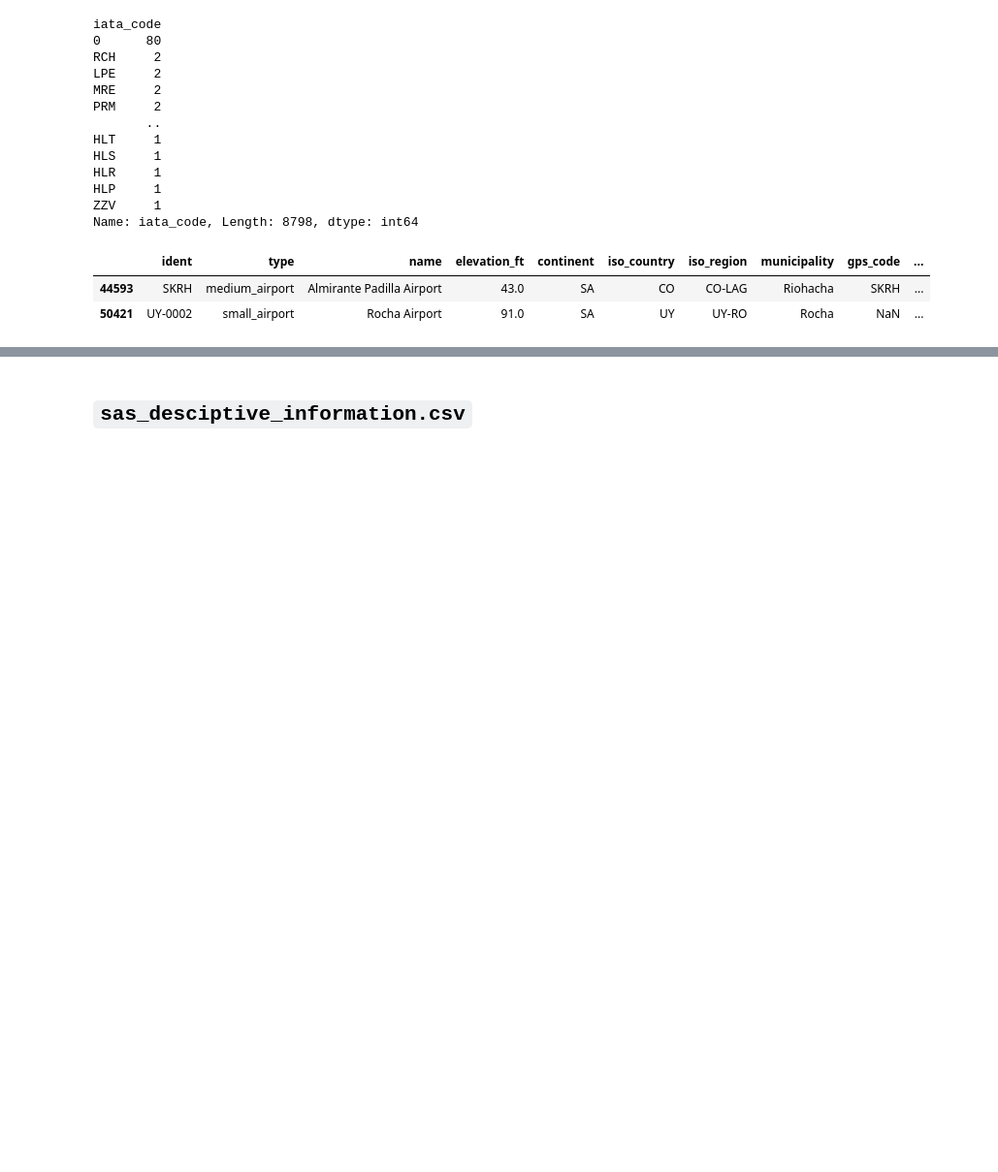
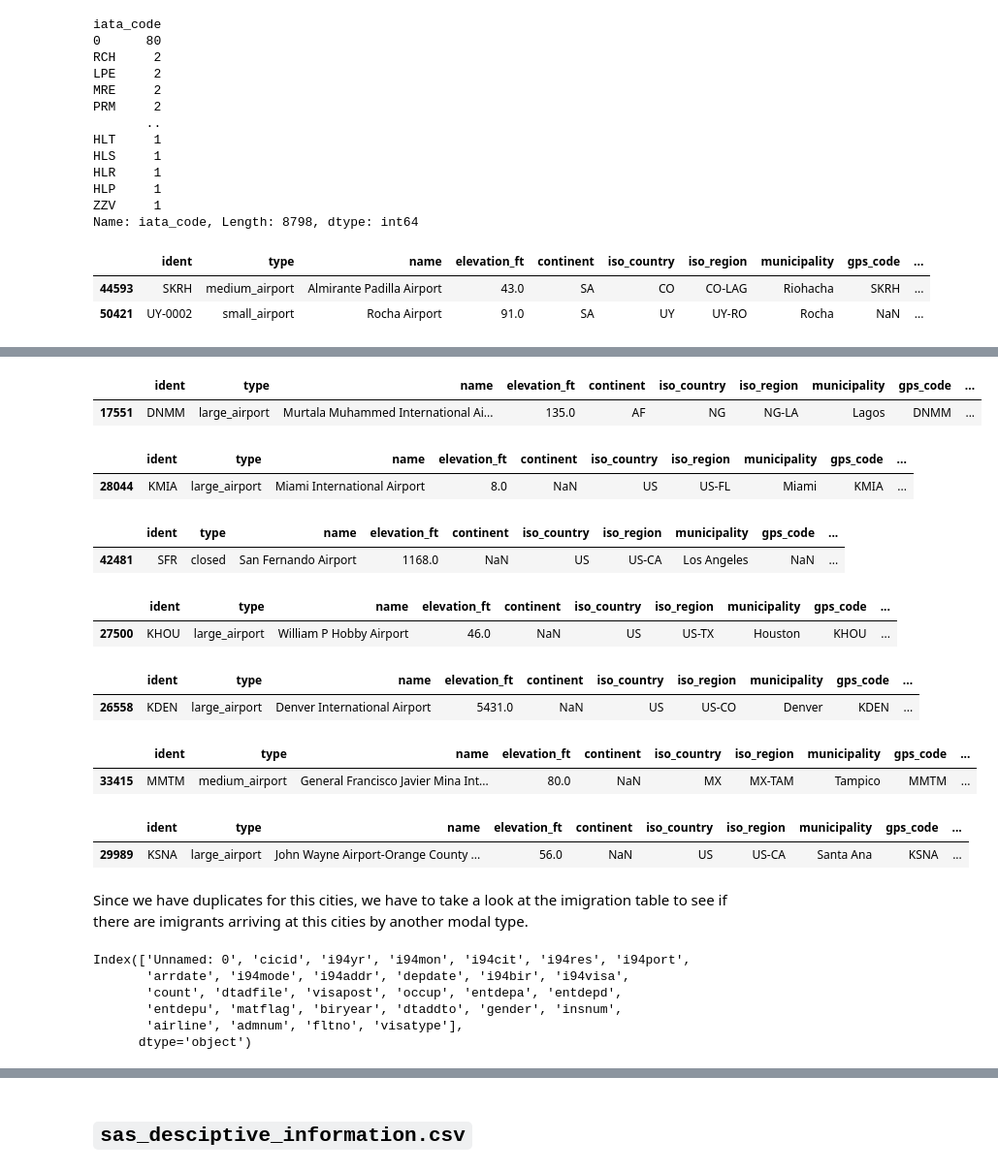
Before and after one commit to Nogfel/Data-Engineering-Nanodegree, a Jupyter notebook: Udacity_final_project/data_exploration.ipynb, the cells around one changed output, grey strips where cells are left out. Shown at 97% size. Cells and saved outputs as stored; diff of their text form; code cells hidden in the pictures; blank space fills up the shorter version.

```diff
--- a/Udacity_final_project/data_exploration.ipynb
+++ b/Udacity_final_project/data_exploration.ipynb
@@ -354,0 +406,47 @@ df_a[df_a['name'] == 'San Pedro Airport']
+# %%
+duplicate_port_id = ['LOS', 'MIA', 'SFR', 'HOU', 'DEN', 'TAM', 'SNA']
+df_a[df_a['iata_code'] == 'LOS']
+# %% [output]
+|  | ident | type | name | elevation_ft | continent | iso_country | iso_region | municipality | gps_code | ... |
+| 17551 | DNMM | large_airport | Murtala Muhammed International Ai... | 135.0 | AF | NG | NG-LA | Lagos | DNMM | ... |
+# %%
+df_a[df_a['iata_code'] == 'MIA']
+# %% [output]
+|  | ident | type | name | elevation_ft | continent | iso_country | iso_region | municipality | gps_code | ... |
+| 28044 | KMIA | large_airport | Miami International Airport | 8.0 | NaN | US | US-FL | Miami | KMIA | ... |
+# %%
+df_a[df_a['iata_code'] == 'SFR']
+# %% [output]
+|  | ident | type | name | elevation_ft | continent | iso_country | iso_region | municipality | gps_code | ... |
+| 42481 | SFR | closed | San Fernando Airport | 1168.0 | NaN | US | US-CA | Los Angeles | NaN | ... |
+# %%
+df_a[df_a['iata_code'] == 'HOU']
+# %% [output]
+|  | ident | type | name | elevation_ft | continent | iso_country | iso_region | municipality | gps_code | ... |
+| 27500 | KHOU | large_airport | William P Hobby Airport | 46.0 | NaN | US | US-TX | Houston | KHOU | ... |
+# %%
+df_a[df_a['iata_code'] == 'DEN']
+# %% [output]
+|  | ident | type | name | elevation_ft | continent | iso_country | iso_region | municipality | gps_code | ... |
+| 26558 | KDEN | large_airport | Denver International Airport | 5431.0 | NaN | US | US-CO | Denver | KDEN | ... |
+# %%
+df_a[df_a['iata_code'] == 'TAM']
+# %% [output]
+|  | ident | type | name | elevation_ft | continent | iso_country | iso_region | municipality | gps_code | ... |
+| 33415 | MMTM | medium_airport | General Francisco Javier Mina Int... | 80.0 | NaN | MX | MX-TAM | Tampico | MMTM | ... |
+# %%
+df_a[df_a['iata_code'] == 'SNA']
+# %% [output]
+|  | ident | type | name | elevation_ft | continent | iso_country | iso_region | municipality | gps_code | ... |
+| 29989 | KSNA | large_airport | John Wayne Airport-Orange County ... | 56.0 | NaN | US | US-CA | Santa Ana | KSNA | ... |
+# %% [markdown]
+Since we have duplicates for this cities, we have to take a look at the imigration table to see if there are imigrants arriving at this cities by another modal type.
+# %%
+df_i.columns
+# %% [output]
+Index(['Unnamed: 0', 'cicid', 'i94yr', 'i94mon', 'i94cit', 'i94res', 'i94port',
+       'arrdate', 'i94mode', 'i94addr', 'depdate', 'i94bir', 'i94visa',
+       'count', 'dtadfile', 'visapost', 'occup', 'entdepa', 'entdepd',
+       'entdepu', 'matflag', 'biryear', 'dtaddto', 'gender', 'insnum',
+       'airline', 'admnum', 'fltno', 'visatype'],
+      dtype='object')
```
Also changed, not shown: parts of 22 cells of this notebook, 5 other files.
